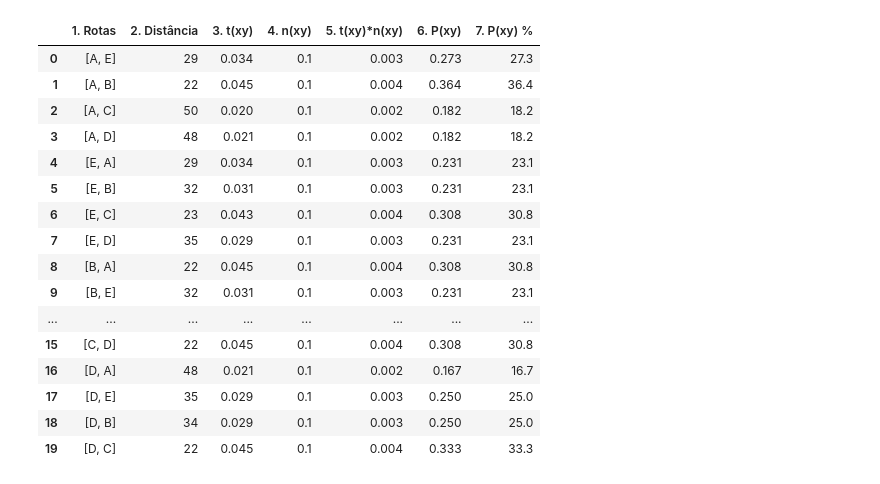
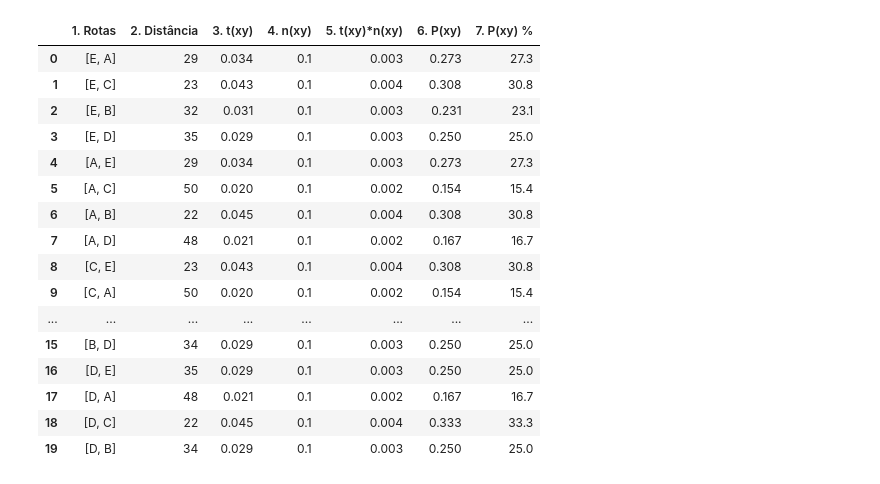
Before and after one commit to Jimmy-INL/ACOForTravellingSalesman, a Jupyter notebook: Ant colony optimization for Travelling Salesman.ipynb, the cells around one changed output. Cells and saved outputs as stored; diff of their text form; code cells hidden in the pictures.

```diff
--- a/Ant colony optimization for Travelling Salesman.ipynb
+++ b/Ant colony optimization for Travelling Salesman.ipynb
@@ -11,8 +11,8 @@ G.add_node('B')
 G.add_node('C')
 G.add_node('D')
 G.add_node('E')
-G.add_weighted_edges_from([('A','B', 22), ('A','C', 50), ('A','D', 48), ('A', 'E', 29)])
-G.add_weighted_edges_from([('B','A', 22), ('B','C', 30), ('B','D', 34), ('B', 'E', 32)])
-G.add_weighted_edges_from([('C','A', 50), ('C','B', 30), ('C','D', 22), ('C', 'E', 23)])
-G.add_weighted_edges_from([('D','A', 48), ('D','B', 34), ('D','C', 22), ('D', 'E', 35)])
-G.add_weighted_edges_from([('E','A', 29), ('E','B', 32), ('E','C', 23), ('E', 'D', 35)])
+G.add_weighted_edges_from([('A','B', 22), ('A','C', 50), ('A','D', 48), ('A', 'E', 29)], tx_y=0, nx_y=0, txn=0, pxy=0)
+G.add_weighted_edges_from([('B','A', 22), ('B','C', 30), ('B','D', 34), ('B', 'E', 32)], tx_y=0, nx_y=0, txn=0, pxy=0)
+G.add_weighted_edges_from([('C','A', 50), ('C','B', 30), ('C','D', 22), ('C', 'E', 23)], tx_y=0, nx_y=0, txn=0, pxy=0)
+G.add_weighted_edges_from([('D','A', 48), ('D','B', 34), ('D','C', 22), ('D', 'E', 35)], tx_y=0, nx_y=0, txn=0, pxy=0)
+G.add_weighted_edges_from([('E','A', 29), ('E','B', 32), ('E','C', 23), ('E', 'D', 35)], tx_y=0, nx_y=0, txn=0, pxy=0)
@@ -84,31 +93,33 @@ print(nx_y)
 # %%
+pre_dados = preparingPlot()
+
 dados = {
-    '1. Rotas':routs,
-    '2. Distância':distances,
-    '3. t(xy)':tx_y,
-    '4. n(xy)':nx_y,
-    '5. t(xy)*n(xy)':txn,
-    '6. P(xy)':pxy,
-    '7. P(xy) %':ppxy
+    '1. Rotas':pre_dados[0],
+    '2. Distância':pre_dados[1],
+    '3. t(xy)':pre_dados[2],
+    '4. n(xy)':pre_dados[3],
+    '5. t(xy)*n(xy)':pre_dados[4],
+    '6. P(xy)':pre_dados[5],
+    '7. P(xy) %':pre_dados[6]
 }
 
 df = pd.DataFrame(dados)
 df
 # %% [output]
 |  | 1. Rotas | 2. Distância | 3. t(xy) | 4. n(xy) | 5. t(xy)*n(xy) | 6. P(xy) | 7. P(xy) % |
-| 0 | [A, E] | 29 | 0.034 | 0.1 | 0.003 | 0.273 | 27.3 |
-| 1 | [A, B] | 22 | 0.045 | 0.1 | 0.004 | 0.364 | 36.4 |
-| 2 | [A, C] | 50 | 0.020 | 0.1 | 0.002 | 0.182 | 18.2 |
-| 3 | [A, D] | 48 | 0.021 | 0.1 | 0.002 | 0.182 | 18.2 |
-| 4 | [E, A] | 29 | 0.034 | 0.1 | 0.003 | 0.231 | 23.1 |
-| 5 | [E, B] | 32 | 0.031 | 0.1 | 0.003 | 0.231 | 23.1 |
-| 6 | [E, C] | 23 | 0.043 | 0.1 | 0.004 | 0.308 | 30.8 |
-| 7 | [E, D] | 35 | 0.029 | 0.1 | 0.003 | 0.231 | 23.1 |
-| 8 | [B, A] | 22 | 0.045 | 0.1 | 0.004 | 0.308 | 30.8 |
-| 9 | [B, E] | 32 | 0.031 | 0.1 | 0.003 | 0.231 | 23.1 |
+| 0 | [E, A] | 29 | 0.034 | 0.1 | 0.003 | 0.273 | 27.3 |
+| 1 | [E, C] | 23 | 0.043 | 0.1 | 0.004 | 0.308 | 30.8 |
+| 2 | [E, B] | 32 | 0.031 | 0.1 | 0.003 | 0.231 | 23.1 |
+| 3 | [E, D] | 35 | 0.029 | 0.1 | 0.003 | 0.250 | 25.0 |
+| 4 | [A, E] | 29 | 0.034 | 0.1 | 0.003 | 0.273 | 27.3 |
+| 5 | [A, C] | 50 | 0.020 | 0.1 | 0.002 | 0.154 | 15.4 |
+| 6 | [A, B] | 22 | 0.045 | 0.1 | 0.004 | 0.308 | 30.8 |
+| 7 | [A, D] | 48 | 0.021 | 0.1 | 0.002 | 0.167 | 16.7 |
+| 8 | [C, E] | 23 | 0.043 | 0.1 | 0.004 | 0.308 | 30.8 |
+| 9 | [C, A] | 50 | 0.020 | 0.1 | 0.002 | 0.154 | 15.4 |
 | ... | ... | ... | ... | ... | ... | ... | ... |
-| 15 | [C, D] | 22 | 0.045 | 0.1 | 0.004 | 0.308 | 30.8 |
-| 16 | [D, A] | 48 | 0.021 | 0.1 | 0.002 | 0.167 | 16.7 |
-| 17 | [D, E] | 35 | 0.029 | 0.1 | 0.003 | 0.250 | 25.0 |
-| 18 | [D, B] | 34 | 0.029 | 0.1 | 0.003 | 0.250 | 25.0 |
-| 19 | [D, C] | 22 | 0.045 | 0.1 | 0.004 | 0.333 | 33.3 |
+| 15 | [B, D] | 34 | 0.029 | 0.1 | 0.003 | 0.250 | 25.0 |
+| 16 | [D, E] | 35 | 0.029 | 0.1 | 0.003 | 0.250 | 25.0 |
+| 17 | [D, A] | 48 | 0.021 | 0.1 | 0.002 | 0.167 | 16.7 |
+| 18 | [D, C] | 22 | 0.045 | 0.1 | 0.004 | 0.333 | 33.3 |
+| 19 | [D, B] | 34 | 0.029 | 0.1 | 0.003 | 0.250 | 25.0 |
```
Also changed, not shown: parts of 6 cells of this notebook.
